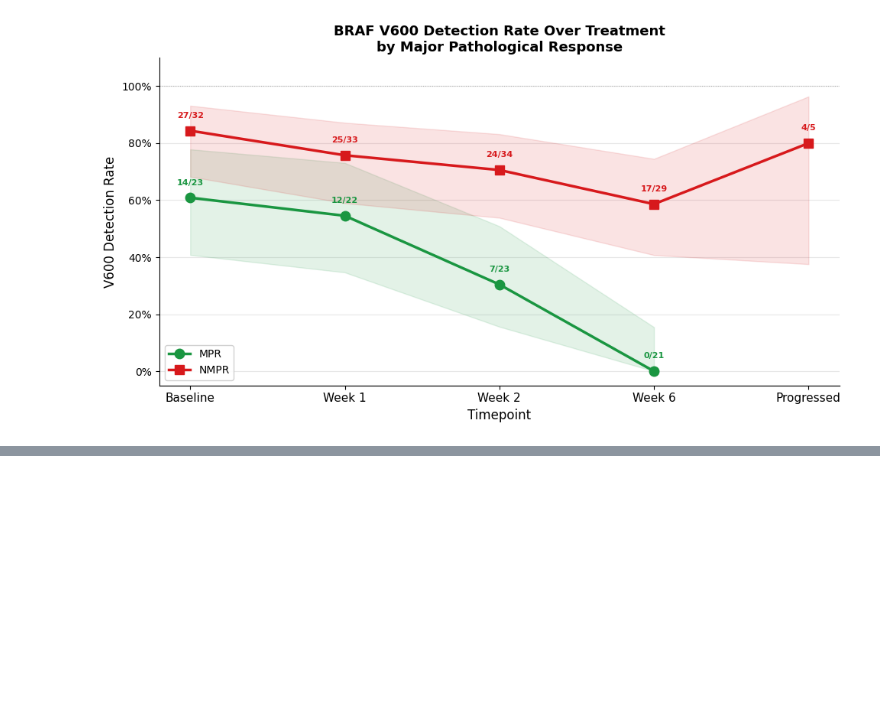
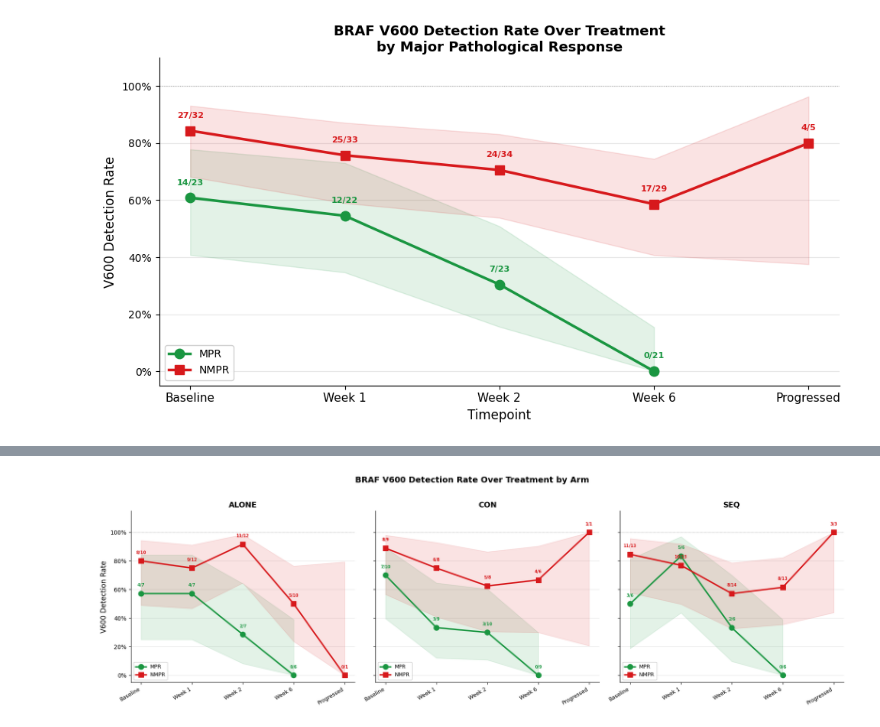
Before and after one commit to JaydenBeckwith/BRAF_analysis, a Jupyter notebook: braf_var_analysis.ipynb, the cells around one changed output, grey strips where cells are left out. Drawn from its saved outputs; the diff is of its cells as text; code cells hidden in the pictures; blank space fills up the shorter version.

```diff
--- a/braf_var_analysis.ipynb
+++ b/braf_var_analysis.ipynb
@@ -594,0 +599,86 @@ plt.show()
+# %%
+tp_order = ['Baseline', 'Week 1', 'Week 2', 'Week 6', 'Progressed']
+arms = sorted(plot_df['ARM'].dropna().unique())
+
+# --- Calculate new rates ---
+rates = []
+for arm in arms:
+    for mpr in ['MPR', 'NMPR']:
+        for tp in tp_order:
+            sub = plot_df[
+                (plot_df['ARM'] == arm) &
+                (plot_df['MPR_group'] == mpr) &
+                (plot_df['TIMEPOINT'] == tp)
+            ]
+            n_total = len(sub)
+            if n_total == 0:
+                continue
+            n_pos = sub['V600_positive'].sum()
+            rate = n_pos / n_total
+            z = 1.96
+            denom = 1 + z**2 / n_total
+            centre = (rate + z**2 / (2 * n_total)) / denom
+            margin = z * np.sqrt((rate * (1 - rate) + z**2 / (4 * n_total)) / n_total) / denom
+            rates.append({
+                'ARM': arm,
+                'MPR': mpr,
+                'TIMEPOINT': tp,
+                'rate': rate,
+                'ci_low': max(0, centre - margin),
+                'ci_high': min(1, centre + margin),
+                'n_pos': int(n_pos),
+                'n_total': int(n_total),
+            })
+
+rates_df = pd.DataFrame(rates)
+rates_df['TIMEPOINT'] = pd.Categorical(rates_df['TIMEPOINT'], categories=tp_order, ordered=True)
+rates_df = rates_df.sort_values('TIMEPOINT')
+
+# --- Faceted plot ---
+n_arms = len(arms)
+fig, axes = plt.subplots(1, n_arms, figsize=(6 * n_arms, 5.5), sharey=True)
+if n_arms == 1:
+    axes = [axes]
+
+colors = {'MPR': '#1a9641', 'NMPR': '#d7191c'}
+markers = {'MPR': 'o', 'NMPR': 's'}
+labels = {'MPR': 'MPR', 'NMPR': 'NMPR'}
+
+for ax, arm in zip(axes, arms):
+    arm_data = rates_df[rates_df['ARM'] == arm]
+
+    for mpr in ['MPR', 'NMPR']:
+        sub = arm_data[arm_data['MPR'] == mpr].sort_values('TIMEPOINT')
+        if sub.empty:
+            continue
+        x = np.arange(len(sub))
+        ax.plot(x, sub['rate'].values, marker=markers[mpr], color=colors[mpr],
+                linewidth=2.5, markersize=9, label=labels[mpr], zorder=3)
+        ax.fill_between(x, sub['ci_low'].values, sub['ci_high'].values,
+                        color=colors[mpr], alpha=0.12, zorder=2)
+        for xi, row in zip(x, sub.itertuples()):
+            ax.annotate(f'{row.n_pos}/{row.n_total}',
+                        (xi, row.rate), textcoords='offset points',
+                        xytext=(0, 12), ha='center', fontsize=7, color=colors[mpr],
+                        fontweight='bold')
+
+    ax.set_xticks(np.arange(len(tp_order)))
+    ax.set_xticklabels(tp_order, fontsize=9, rotation=30, ha='right')
+    ax.set_title(f'{arm}', fontsize=13, fontweight='bold')
+    ax.set_ylim(-0.05, 1.15)
+    ax.yaxis.set_major_formatter(mticker.PercentFormatter(xmax=1))
+    ax.axhline(1.0, color='grey', linestyle=':', linewidth=0.8, alpha=0.5)
+    ax.spines['top'].set_visible(False)
+    ax.spines['right'].set_visible(False)
+    ax.grid(axis='y', alpha=0.3)
+    ax.legend(loc='lower left', fontsize=9, framealpha=0.9)
+
+axes[0].set_ylabel('V600 Detection Rate', fontsize=12)
+
+fig.suptitle('BRAF V600 Detection Rate Over Treatment by Arm',
+             fontsize=14, fontweight='bold', y=1.02)
+plt.tight_layout()
+plt.savefig('v600_detection_rate_by_arm.png', dpi=300, bbox_inches='tight')
+plt.show()
+# %% [output]
+[figure, added]
```
Also changed, not shown: parts of 5 cells of this notebook, 1 other file.
